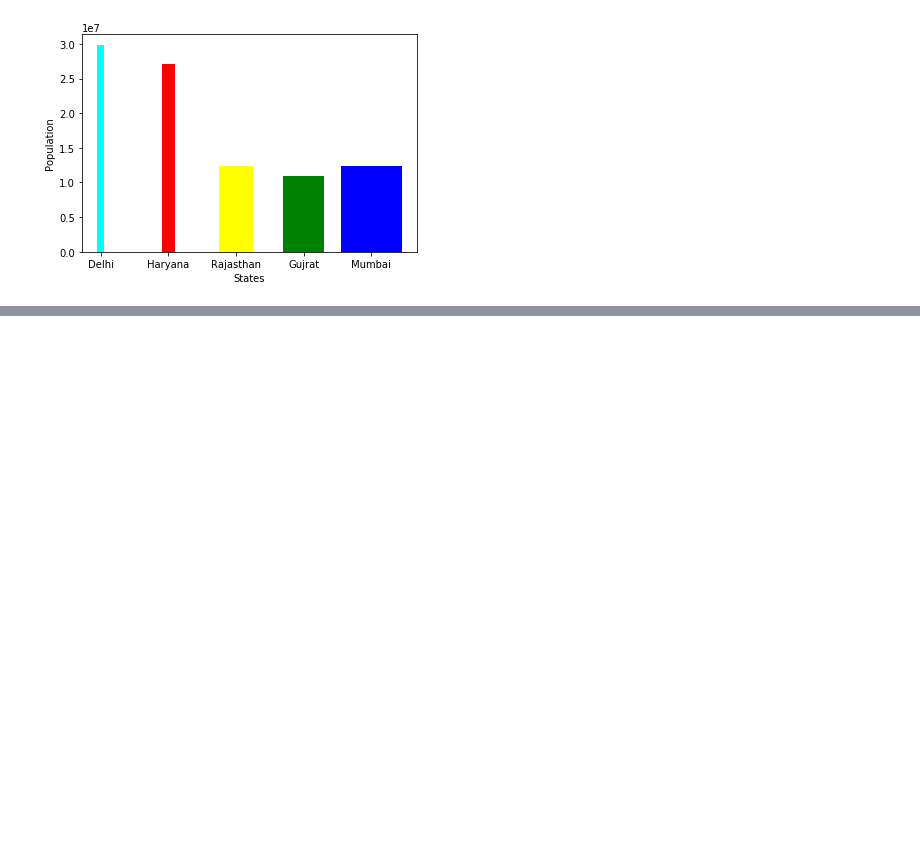
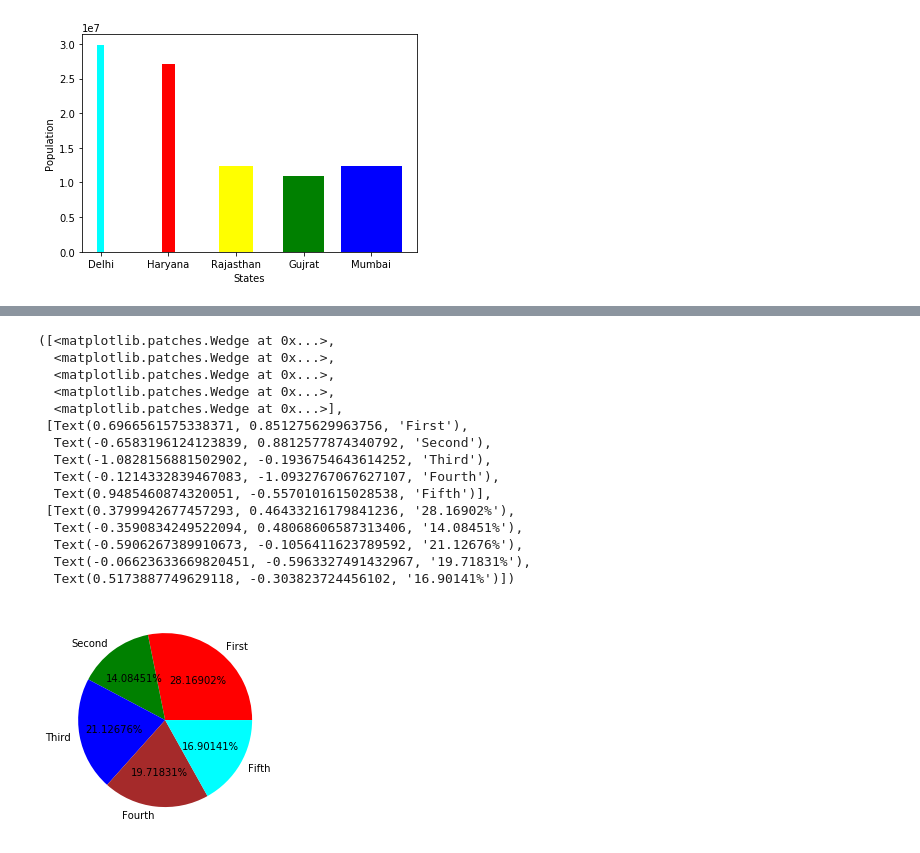
Before and after one commit to Sahil4UI/PythonJuneRegular12, a Jupyter notebook: Graph.ipynb, the cells around one changed output, grey strips where cells are left out. Cells and saved outputs as stored; diff of their text form; code cells hidden in the pictures; blank space fills up the shorter version.

```diff
--- a/Graph.ipynb
+++ b/Graph.ipynb
@@ -278,0 +321,23 @@ Text(0, 0.5, 'Population')
+# %%
+X= np.array([20,10,15,14,12])
+Y= np.array(["First","Second","Third","Fourth","Fifth"])
+color=np.array(["red","green","blue","brown","cyan"])
+# %%
+plt.pie(X,labels=Y,colors=color,autopct="%1.5f%%")
+# %% [output]
+([<matplotlib.patches.Wedge at 0x...>,
+  <matplotlib.patches.Wedge at 0x...>,
+  <matplotlib.patches.Wedge at 0x...>,
+  <matplotlib.patches.Wedge at 0x...>,
+  <matplotlib.patches.Wedge at 0x...>],
+ [Text(0.6966561575338371, 0.851275629963756, 'First'),
+  Text(-0.6583196124123839, 0.8812577874340792, 'Second'),
+  Text(-1.0828156881502902, -0.1936754643614252, 'Third'),
+  Text(-0.1214332839467083, -1.0932767067627107, 'Fourth'),
+  Text(0.9485460874320051, -0.5570101615028538, 'Fifth')],
+ [Text(0.3799942677457293, 0.46433216179841236, '28.16902%'),
+  Text(-0.3590834249522094, 0.48068606587313406, '14.08451%'),
+  Text(-0.5906267389910673, -0.1056411623789592, '21.12676%'),
+  Text(-0.06623633669820451, -0.5963327491432967, '19.71831%'),
+  Text(0.5173887749629118, -0.303823724456102, '16.90141%')])
+[figure, added]
```
Also changed, not shown: parts of 10 cells of this notebook.
